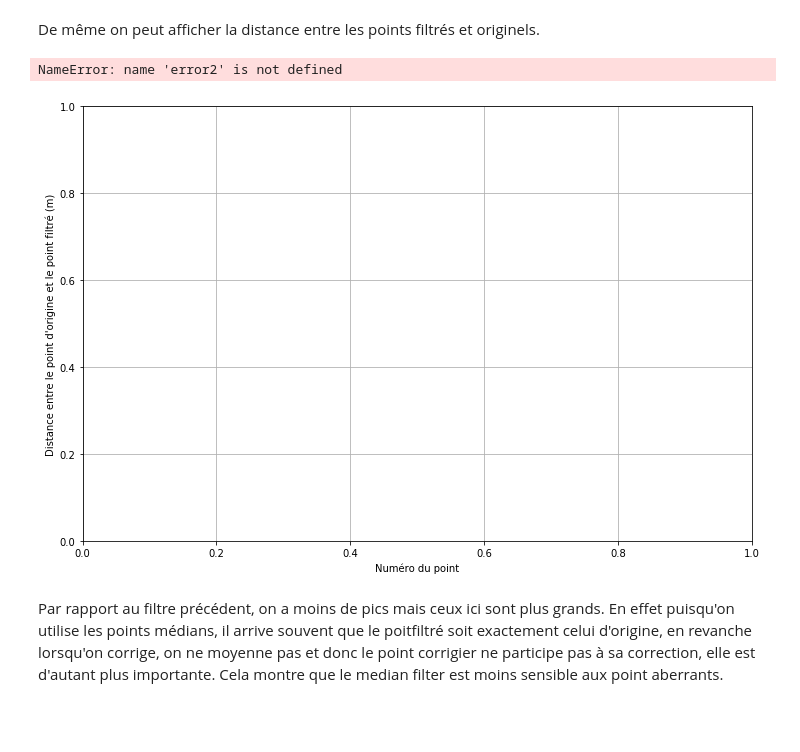
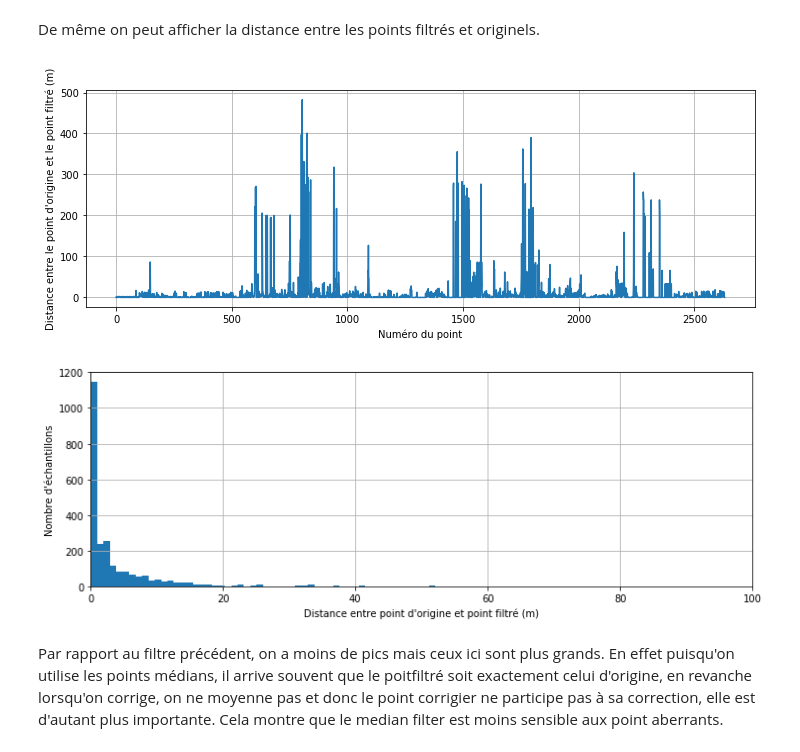
Before and after one commit to AmigoCap/GPSFlow, a Jupyter notebook: 3-Segmentation.ipynb, the cells around one changed output. Cells and saved outputs as stored; diff of their text form; code cells hidden in the pictures; blank space fills up the shorter version.

```diff
--- a/3-Segmentation.ipynb
+++ b/3-Segmentation.ipynb
@@ -319,15 +327,24 @@ Les trajets bleux sont issues des données originelles, les trajets rouges des d
 De même on peut afficher la distance entre les points filtrés et originels.
 # %%
 errorMed = filters.errorDistances(day_df_filtered, "lat_med_filt", "lng_med_filt")
-plt.figure(figsize=(12,8))
+plt.figure(figsize=(12,4))
 plt.grid(True)
 plt.xlabel('Numéro du point')
 plt.ylabel('Distance entre le point d\'origine et le point filtré (m)')
-plt.plot(error2)
+plt.plot(errorMed)
 plt.show()
+
+plt.figure(figsize=(12,4))
+plt.hist(errorMed, 500)
+plt.grid(True)
+plt.xlabel('Distance entre point d\'origine et point filtré (m)')
+plt.ylabel('Nombre d\'échantillons')
+plt.xlim([0,100])
+
+plt.show()
 # %% [output]
-NameError: name 'error2' is not defined
-[figure, old version]
+[figure, new version]
+[figure, added]
 # %% [markdown]
 Par rapport au filtre précédent, on a moins de pics mais ceux ici sont plus grands. En effet puisqu'on utilise les points médians, il arrive souvent que le poitfiltré soit exactement celui d'origine, en revanche lorsqu'on corrige, on ne moyenne pas et donc le point corrigier ne participe pas à sa correction, elle est d'autant plus importante. Cela montre que le median filter est moins sensible aux point aberrants.
 # %% [markdown]
```
Also changed, not shown: parts of 11 cells of this notebook, 3 other files.
